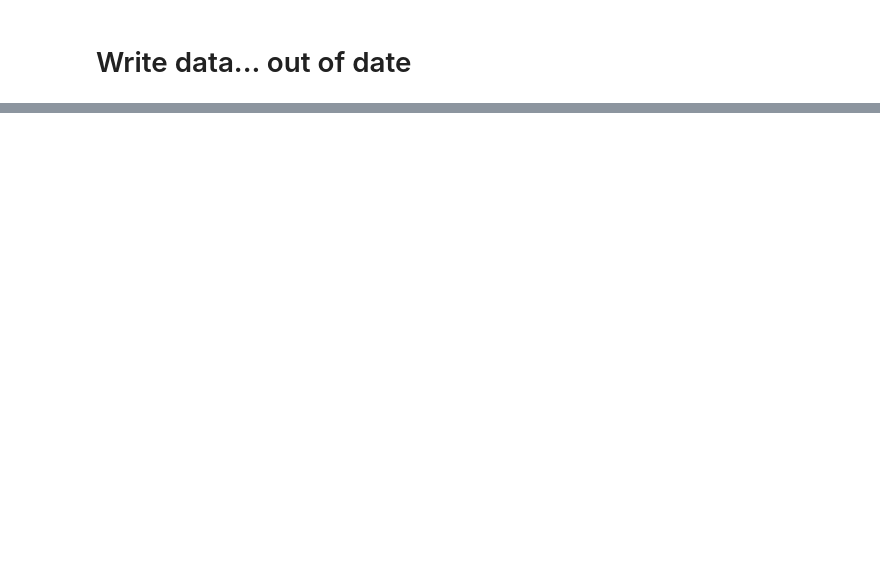
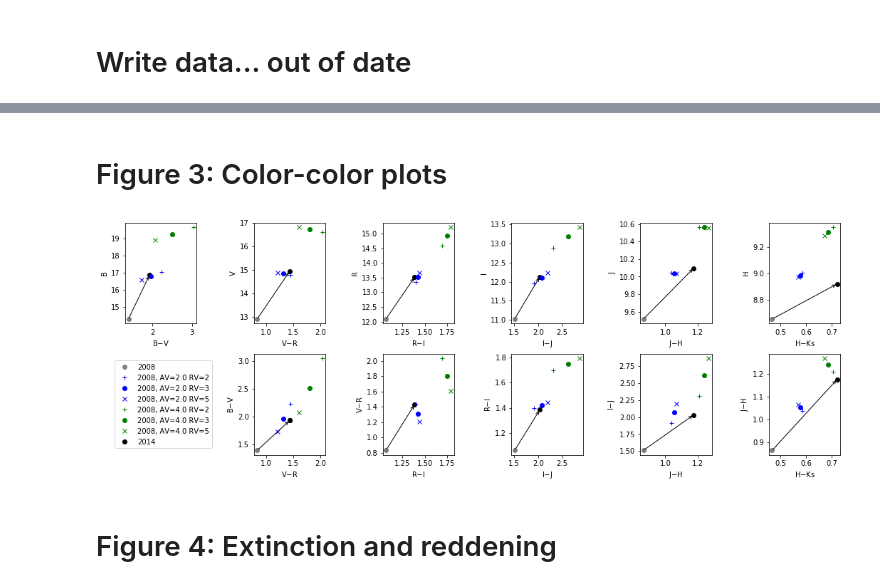
Before and after one commit to krislars/AA_Tau_Covey, a Jupyter notebook: AATau_data.ipynb, the cells around one changed output, grey strips where cells are left out. Drawn from its saved outputs; the diff is of its cells as text; code cells hidden in the pictures; blank space fills up the shorter version.

```diff
--- a/AATau_data.ipynb
+++ b/AATau_data.ipynb
@@ -1121,0 +1197,2 @@ fig.show()
+# %% [markdown]
+# Figure 3: Color-color plots
@@ -1121,0 +1235,51 @@ fig.show()
+# %%
+fig,axes=plt.subplots(2,6,figsize=(18,6))
+
+
+for j in [0,1,2,3,4,5]: # just data
+    if j!=5:
+        axes[1,5-j].plot(mags2[j+1]-mags2[j],mags2[j+2]-mags2[j+1],'o',color='black')
+
+        axes[1,5-j].annotate("",xy=(mags2[j+1]-mags2[j],mags2[j+2]-mags2[j+1]), xycoords='data',
+            xytext=(mags1[j+1]-mags1[j],mags1[j+2]-mags1[j+1]),textcoords='data',
+            arrowprops=dict(arrowstyle="->"))
+
+        axes[1,5-j].plot(mags1[j+1]-mags1[j],mags1[j+2]-mags1[j+1],'o',color='grey',label='2008')
+        axes[1,5-j].set_xlabel(bands[j+1]+'$-$'+bands[j])
+        axes[1,5-j].set_ylabel(bands[j+2]+'$-$'+bands[j+1])
+
+
+    axes[0,5-j].plot(mags1[j+1]-mags1[j],mags1[j+1],'o',color='grey')
+    axes[0,5-j].plot(mags2[j+1]-mags2[j],mags2[j+1],'o',color='black')
+    axes[0,5-j].annotate("",xy=(mags2[j+1]-mags2[j],mags2[j+1]), xycoords='data',
+            xytext=(mags1[j+1]-mags1[j],mags1[j+1]),textcoords='data',
+            arrowprops=dict(arrowstyle="->"))
+    axes[0,5-j].set_xlabel(bands[j+1]+'$-$'+bands[j])
+    axes[0,5-j].set_ylabel(bands[j+1])
+
+for j in [0,1,2,3,4,5]: # extinction
+    if j!=5:
+        axes[1,5-j].plot(mags1ext[0,j+1]-mags1ext[0,j],mags1ext[0,j+2]-mags1ext[0,j+1],'+',color='blue',label='2008, AV=2.0 RV=2')
+        axes[1,5-j].plot(mags1ext[1,j+1]-mags1ext[1,j],mags1ext[1,j+2]-mags1ext[1,j+1],'o',color='blue',label='2008, AV=2.0 RV=3')
+        axes[1,5-j].plot(mags1ext[2,j+1]-mags1ext[2,j],mags1ext[2,j+2]-mags1ext[2,j+1],'x',color='blue',label='2008, AV=2.0 RV=5')
+        axes[1,5-j].plot(mags1ext[3,j+1]-mags1ext[3,j],mags1ext[3,j+2]-mags1ext[3,j+1],'+',color='green',label='2008, AV=4.0 RV=2')
+        axes[1,5-j].plot(mags1ext[4,j+1]-mags1ext[4,j],mags1ext[4,j+2]-mags1ext[4,j+1],'o',color='green',label='2008, AV=4.0 RV=3')
+        axes[1,5-j].plot(mags1ext[5,j+1]-mags1ext[5,j],mags1ext[5,j+2]-mags1ext[5,j+1],'x',color='green',label='2008, AV=4.0 RV=5')
+
+    axes[0,5-j].plot(mags1ext[0,j+1]-mags1ext[0,j],mags1ext[0,j+1],'+',color='blue')
+    axes[0,5-j].plot(mags1ext[1,j+1]-mags1ext[1,j],mags1ext[1,j+1],'o',color='blue')
+    axes[0,5-j].plot(mags1ext[2,j+1]-mags1ext[2,j],mags1ext[2,j+1],'x',color='blue')
+    axes[0,5-j].plot(mags1ext[3,j+1]-mags1ext[3,j],mags1ext[3,j+1],'+',color='green')
+    axes[0,5-j].plot(mags1ext[4,j+1]-mags1ext[4,j],mags1ext[4,j+1],'o',color='green')
+    axes[0,5-j].plot(mags1ext[5,j+1]-mags1ext[5,j],mags1ext[5,j+1],'x',color='green')
+
+
+axes[1,1].plot(mags2[5]-mags2[4],mags2[6]-mags2[5],'o',color='black',label='2014') # just for the legend
+axes[1,0].axis('off')
+fig.subplots_adjust(wspace=0.8,hspace=0.3)
+axes[1,1].legend(loc='center left', bbox_to_anchor=(-2, 0.5))
+plt.show()
+# %% [output]
+[figure, added]
+# %% [markdown]
+# Figure 4: Extinction and reddening
```
Also changed, not shown: parts of 57 cells of this notebook, 1 other file.
